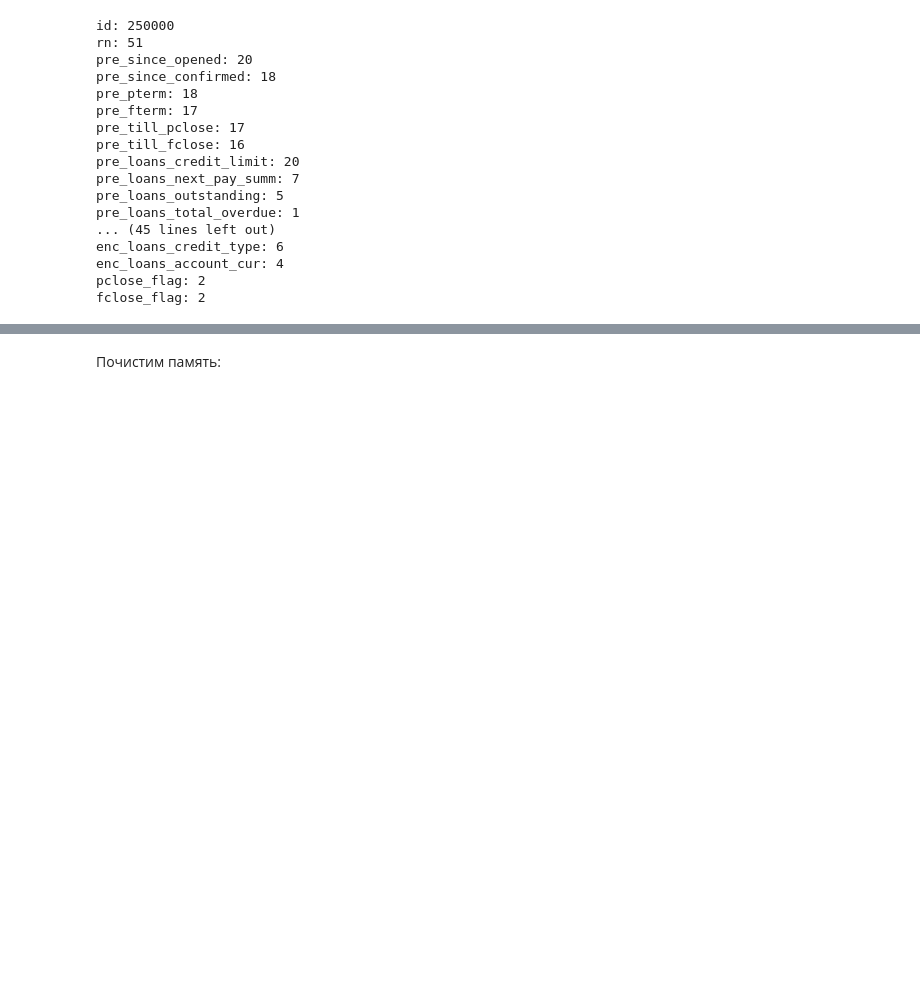
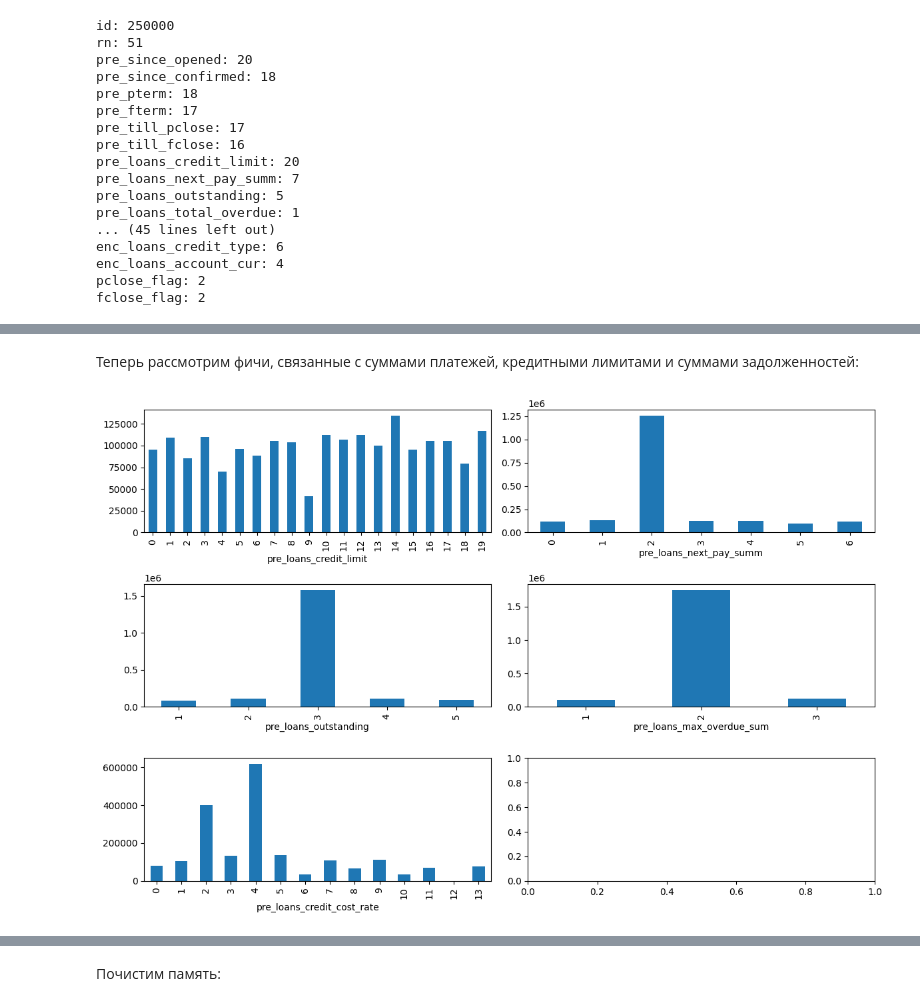
Before and after one commit to CasiCode/credit-scoring, a Jupyter notebook: credit_scoring.ipynb, the cells around one changed output, grey strips where cells are left out. Drawn from its saved outputs; the diff is of its cells as text; code cells hidden in the pictures; blank space fills up the shorter version.

```diff
--- a/credit_scoring.ipynb
+++ b/credit_scoring.ipynb
@@ -148,0 +211,12 @@ fclose_flag: 2
+# %% [markdown]
+Теперь рассмотрим фичи, связанные с суммами платежей, кредитными лимитами и суммами задолженностей:
+# %%
+cols = [
+    'pre_loans_credit_limit', 'pre_loans_next_pay_summ',
+    'pre_loans_outstanding', 'pre_loans_max_overdue_sum',
+    'pre_loans_credit_cost_rate',
+]
+
+plot_feature_hists(cols, 2, 3, (12, 8))
+# %% [output]
+[figure, added]
```
Also changed, not shown: parts of 32 cells of this notebook.
